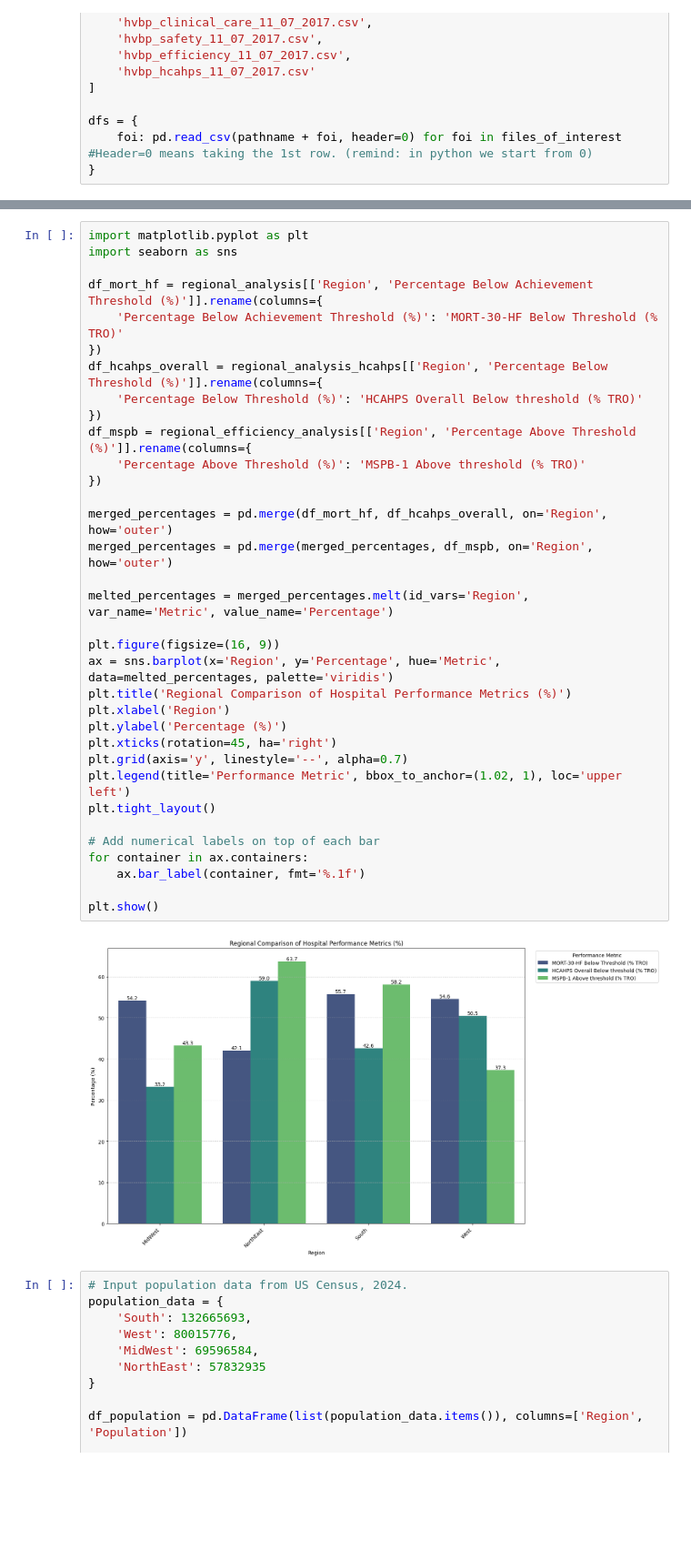
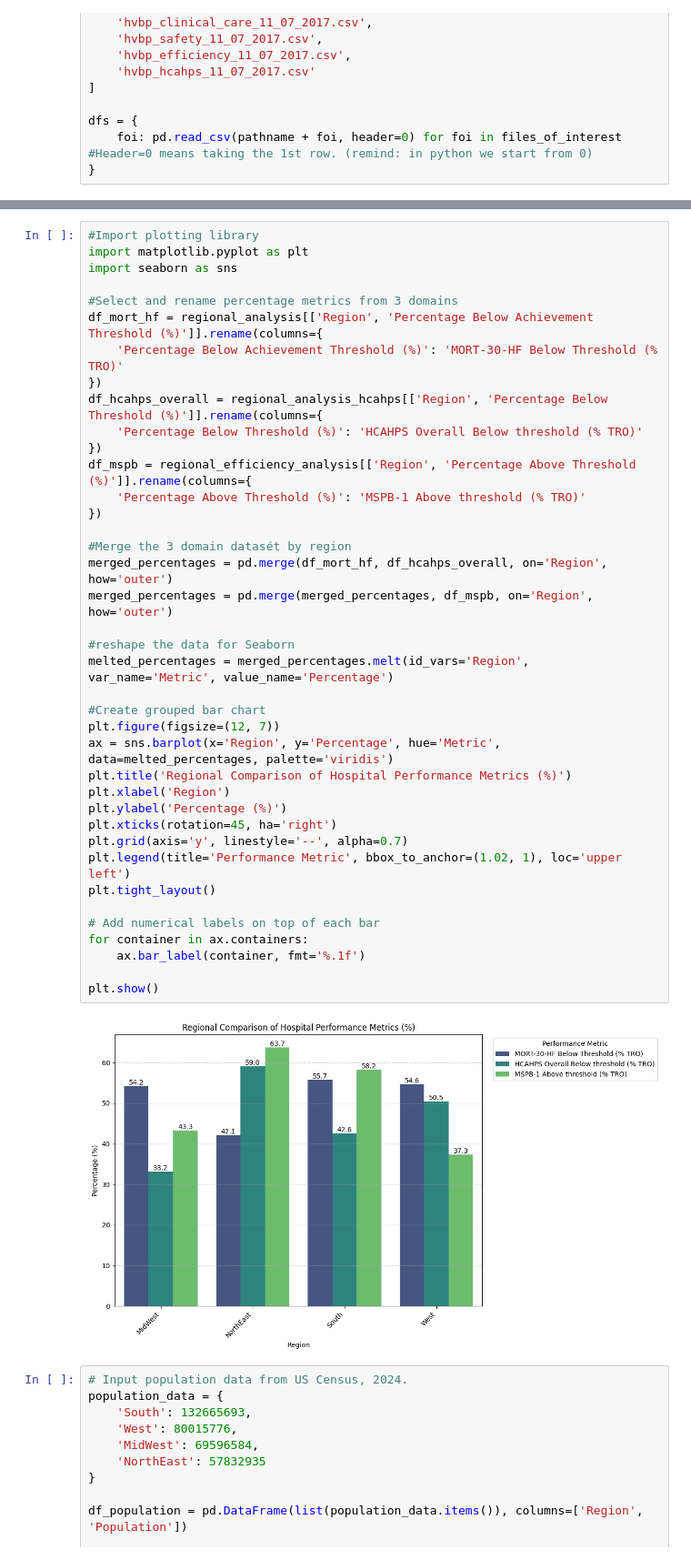
Before and after one commit to HangBuiC/HTM737, a Jupyter notebook: 2025FA_BOS_HTM_737A_Final Project.ipynb, the cells around one changed output, grey strips where cells are left out. Shown at 91% size. Saved outputs shown, nothing was run; the diff lists cells and outputs as text; blank space fills up the shorter version.

```diff
--- a/2025FA_BOS_HTM_737A_Final Project.ipynb
+++ b/2025FA_BOS_HTM_737A_Final Project.ipynb
@@ -488,41 +563,46 @@ Percentage of hospitals with MSPB-1 Performance Rate above 0.985777 by Region:
 | 2 | South | 1112 | 647 | 58.183453 |
 | 3 | West | 555 | 207 | 37.297297 |
 # %%
+#Import plotting library
 import matplotlib.pyplot as plt
 import seaborn as sns
 
+#Select and rename percentage metrics from 3 domains
 df_mort_hf = regional_analysis[['Region', 'Percentage Below Achievement Threshold (%)']].rename(columns={
     'Percentage Below Achievement Threshold (%)': 'MORT-30-HF Below Threshold (% TRO)'
 })
 df_hcahps_overall = regional_analysis_hcahps[['Region', 'Percentage Below Threshold (%)']].rename(columns={
     'Percentage Below Threshold (%)': 'HCAHPS Overall Below threshold (% TRO)'
 })
 df_mspb = regional_efficiency_analysis[['Region', 'Percentage Above Threshold (%)']].rename(columns={
     'Percentage Above Threshold (%)': 'MSPB-1 Above threshold (% TRO)'
 })
 
+#Merge the 3 domain datasét by region
 merged_percentages = pd.merge(df_mort_hf, df_hcahps_overall, on='Region', how='outer')
 merged_percentages = pd.merge(merged_percentages, df_mspb, on='Region', how='outer')
 
+#reshape the data for Seaborn
 melted_percentages = merged_percentages.melt(id_vars='Region', var_name='Metric', value_name='Percentage')
 
-plt.figure(figsize=(16, 9))
+#Create grouped bar chart
+plt.figure(figsize=(12, 7))
 ax = sns.barplot(x='Region', y='Percentage', hue='Metric', data=melted_percentages, palette='viridis')
 plt.title('Regional Comparison of Hospital Performance Metrics (%)')
 plt.xlabel('Region')
 plt.ylabel('Percentage (%)')
 plt.xticks(rotation=45, ha='right')
 plt.grid(axis='y', linestyle='--', alpha=0.7)
 plt.legend(title='Performance Metric', bbox_to_anchor=(1.02, 1), loc='upper left')
 plt.tight_layout()
 
 # Add numerical labels on top of each bar
 for container in ax.containers:
     ax.bar_label(container, fmt='%.1f')
 
 plt.show()
 # %% [output]
-[figure, old version]
+[figure, new version]
 # %%
 # Input population data from US Census, 2024.
 population_data = {
```
Also changed, not shown: parts of 24 cells of this notebook.
